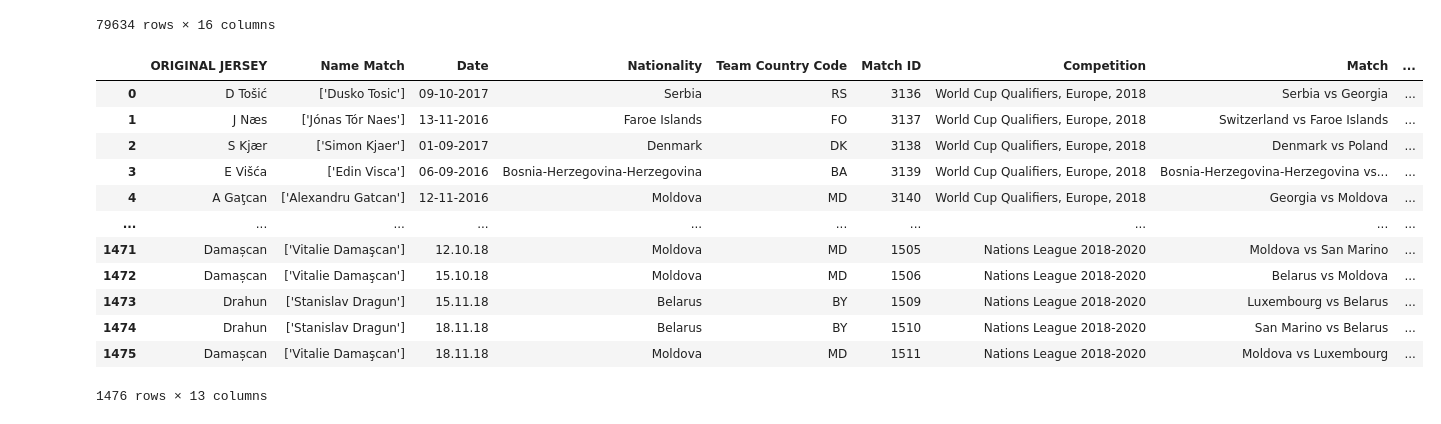
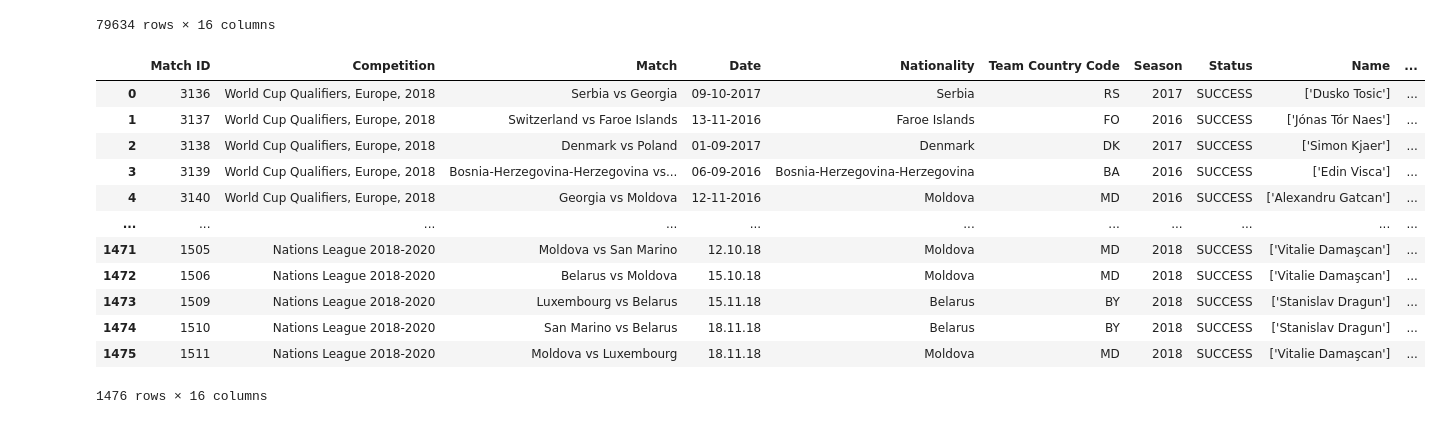
Before and after one commit to finnlsmith/footy_project_market_value_rankings, a Jupyter notebook: create_dataset_1/add_dfs_to_large_df.ipynb, the cells around one changed output. Drawn from its saved outputs; the diff is of its cells as text; code cells hidden in the pictures.

Commit message:
Merged cyrillic Found guys

```diff
--- a/create_dataset_1/add_dfs_to_large_df.ipynb
+++ b/create_dataset_1/add_dfs_to_large_df.ipynb
@@ -338,45 +338,35 @@ big_df_latest
 79634 rows × 16 columns
 # %%
 lookup_required_matches = load_csv_dataset('Group 1 and 2 (for T) - Find their $ Info/Terrell Lookup Cases - lookup_required_matches_success_rework.csv')
-lookup_required_matches = lookup_required_matches.drop(columns={'Unnamed: 0.1', 'Unnamed: 0', 'Status'})
-lookup_required_matches.rename(columns={'Country Code': 'Team Country Code', 'Jersey Name': 'ORIGINAL JERSEY'}, inplace=True)
+lookup_required_matches = lookup_required_matches.drop(columns={'Unnamed: 0.1', 'Unnamed: 0'})
+lookup_required_matches.rename(columns={'Country Code': 'Team Country Code', 'Jersey Name': 'ORIGINAL JERSEY', 'Name Match': 'Name(s) Found'}, inplace=True)
 
 
 lookup_required_matches['Match Case'] = 'single'
 lookup_required_matches['Impute Required?'] = False
 
 lookup_required_matches['Season'] = lookup_required_matches['Date'].apply(parse_season)
+
+lookup_required_matches['Name'] = lookup_required_matches['Name(s) Found']
+# Define the desired column order
+desired_columns = ['Match ID', 'Competition', 'Match', 'Date', 'Nationality', 'Team Country Code',
+                   'Season', 'Status', 'Name', 'Market Value', 'Lookup Still Required?',
+                   'Lookup Return Case', 'Impute Required?', 'Name(s) Found', 'ORIGINAL JERSEY', 'Match Case']
+
+# Reorder the columns
+lookup_required_matches = lookup_required_matches[desired_columns]
+lookup_required_matches
+# %% [output]
+|  | Match ID | Competition | Match | Date | Nationality | Team Country Code | Season | Status | Name | ... |
+| 0 | 3136 | World Cup Qualifiers, Europe, 2018 | Serbia vs Georgia | 09-10-2017 | Serbia | RS | 2017 | SUCCESS | ['Dusko Tosic'] | ... |
+| 1 | 3137 | World Cup Qualifiers, Europe, 2018 | Switzerland vs Faroe Islands | 13-11-2016 | Faroe Islands | FO | 2016 | SUCCESS | ['Jónas Tór Naes'] | ... |
+| 2 | 3138 | World Cup Qualifiers, Europe, 2018 | Denmark vs Poland | 01-09-2017 | Denmark | DK | 2017 | SUCCESS | ['Simon Kjaer'] | ... |
+| 3 | 3139 | World Cup Qualifiers, Europe, 2018 | Bosnia-Herzegovina-Herzegovina vs... | 06-09-2016 | Bosnia-Herzegovina-Herzegovina | BA | 2016 | SUCCESS | ['Edin Visca'] | ... |
+| 4 | 3140 | World Cup Qualifiers, Europe, 2018 | Georgia vs Moldova | 12-11-2016 | Moldova | MD | 2016 | SUCCESS | ['Alexandru Gatcan'] | ... |
+| ... | ... | ... | ... | ... | ... | ... | ... | ... | ... | ... |
+| 1471 | 1505 | Nations League 2018-2020 | Moldova vs San Marino | 12.10.18 | Moldova | MD | 2018 | SUCCESS | ['Vitalie Damaşcan'] | ... |
+| 1472 | 1506 | Nations League 2018-2020 | Belarus vs Moldova | 15.10.18 | Moldova | MD | 2018 | SUCCESS | ['Vitalie Damaşcan'] | ... |
+| 1473 | 1509 | Nations League 2018-2020 | Luxembourg vs Belarus | 15.11.18 | Belarus | BY | 2018 | SUCCESS | ['Stanislav Dragun'] | ... |
+| 1474 | 1510 | Nations League 2018-2020 | San Marino vs Belarus | 18.11.18 | Belarus | BY | 2018 | SUCCESS | ['Stanislav Dragun'] | ... |
+| 1475 | 1511 | Nations League 2018-2020 | Moldova vs Luxembourg | 18.11.18 | Moldova | MD | 2018 | SUCCESS | ['Vitalie Damaşcan'] | ... |
+1476 rows × 16 columns
-# %%
-lookup_required_matches
-#Jersey Name
-#Name Match
-#Date
-#Nationality
-#Country
-
-#Remove
-    #Status column
-
-
-#Need to Add:
-    #Season column. use the season method
-
-    #Impute Required? set it to FALSE
-
-    #Name Column - set it equal to Name Match column
-
-    #Match Case - set it to single
-# %% [output]
-|  | ORIGINAL JERSEY | Name Match | Date | Nationality | Team Country Code | Match ID | Competition | Match | ... |
-| 0 | D Tošić | ['Dusko Tosic'] | 09-10-2017 | Serbia | RS | 3136 | World Cup Qualifiers, Europe, 2018 | Serbia vs Georgia | ... |
-| 1 | J Næs | ['Jónas Tór Naes'] | 13-11-2016 | Faroe Islands | FO | 3137 | World Cup Qualifiers, Europe, 2018 | Switzerland vs Faroe Islands | ... |
-| 2 | S Kjær | ['Simon Kjaer'] | 01-09-2017 | Denmark | DK | 3138 | World Cup Qualifiers, Europe, 2018 | Denmark vs Poland | ... |
-| 3 | E Višća | ['Edin Visca'] | 06-09-2016 | Bosnia-Herzegovina-Herzegovina | BA | 3139 | World Cup Qualifiers, Europe, 2018 | Bosnia-Herzegovina-Herzegovina vs... | ... |
-| 4 | A Gaţcan | ['Alexandru Gatcan'] | 12-11-2016 | Moldova | MD | 3140 | World Cup Qualifiers, Europe, 2018 | Georgia vs Moldova | ... |
-| ... | ... | ... | ... | ... | ... | ... | ... | ... | ... |
-| 1471 | Damașcan | ['Vitalie Damaşcan'] | 12.10.18 | Moldova | MD | 1505 | Nations League 2018-2020 | Moldova vs San Marino | ... |
-| 1472 | Damașcan | ['Vitalie Damaşcan'] | 15.10.18 | Moldova | MD | 1506 | Nations League 2018-2020 | Belarus vs Moldova | ... |
-| 1473 | Drahun | ['Stanislav Dragun'] | 15.11.18 | Belarus | BY | 1509 | Nations League 2018-2020 | Luxembourg vs Belarus | ... |
-| 1474 | Drahun | ['Stanislav Dragun'] | 18.11.18 | Belarus | BY | 1510 | Nations League 2018-2020 | San Marino vs Belarus | ... |
-| 1475 | Damașcan | ['Vitalie Damaşcan'] | 18.11.18 | Moldova | MD | 1511 | Nations League 2018-2020 | Moldova vs Luxembourg | ... |
-1476 rows × 13 columns
```
Also changed, not shown: parts of 5 cells of this notebook, 7 other files.
